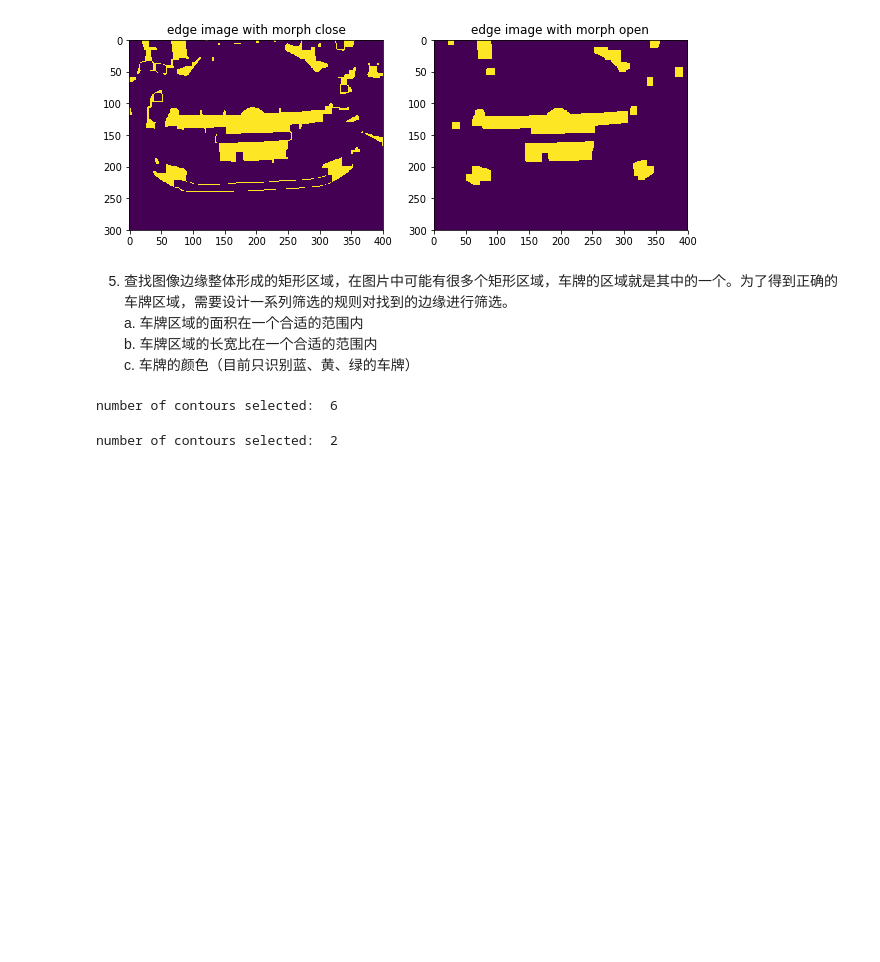
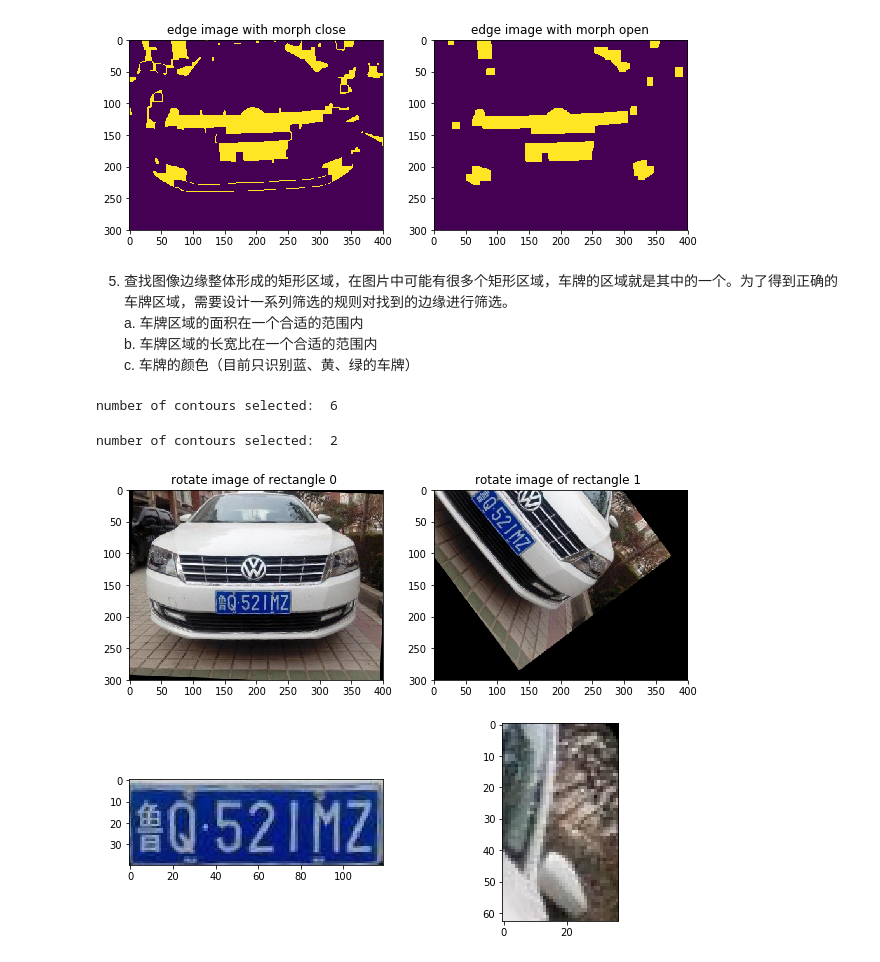
Before and after one commit to 1124418652/license_plate_recognition, a Jupyter notebook: Python/车牌识别原理.ipynb, the cells around one changed output. Cells and saved outputs as stored; diff of their text form; code cells hidden in the pictures; blank space fills up the shorter version.

```diff
--- a/Python/车牌识别原理.ipynb
+++ b/Python/车牌识别原理.ipynb
@@ -119,0 +117,29 @@ number of contours selected:  2
+# %%
+# 将上面找到的最小外接矩形所包含的图片区域提取出来，以便进行下一步的筛选
+# 因为最小外接矩形是有角度的，不一定是平行的矩形，所以先要将图片进行旋转，使最小外接矩形平行
+plate_rois = []
+h, w = img.shape[:2]
+fig, axes = plt.subplots(2, len(plate_contours), figsize = (10, 8))
+index = 0
+for rect in plate_contours:
+    angle = rect[2]
+    # 需要注意的是当使用 getRotationMatrix2D()进行旋转的时候，逆时针旋转角度为正，顺时针为负
+    # 而 rect 中的 angle，逆时针为负
+    rotate_matrix = cv2.getRotationMatrix2D(rect[0], angle, scale = 1)
+    rotate_img = cv2.warpAffine(img, rotate_matrix, img.shape[1::-1])    # 将原始图片进行旋转
+    axes[0][index].imshow(cv2.cvtColor(rotate_img, cv2.COLOR_BGR2RGB))      # 绘制旋转调整之后的图像
+    axes[0][index].set_title("rotate image of rectangle %d "%(index))
+
+    center_y = rect[0][1]
+    center_x = rect[0][0]
+    width = rect[1][0]
+    height = rect[1][1]
+    # 在取 ROI 时要多取一点，防止没有取全
+    plate_roi = rotate_img[max(0, int(center_y - height/2)-5): min(h, int(center_y + height/2)+5),
+                           max(0, int(center_x - width / 2)-5): min(w, int(center_x + width / 2)+5),
+                           :]
+    axes[1][index].imshow(cv2.cvtColor(plate_roi, cv2.COLOR_BGR2RGB))
+    plate_rois.append(plate_roi)
+    index += 1
+# %% [output]
+[figure, added]
```
Also changed, not shown: parts of 2 cells of this notebook.
